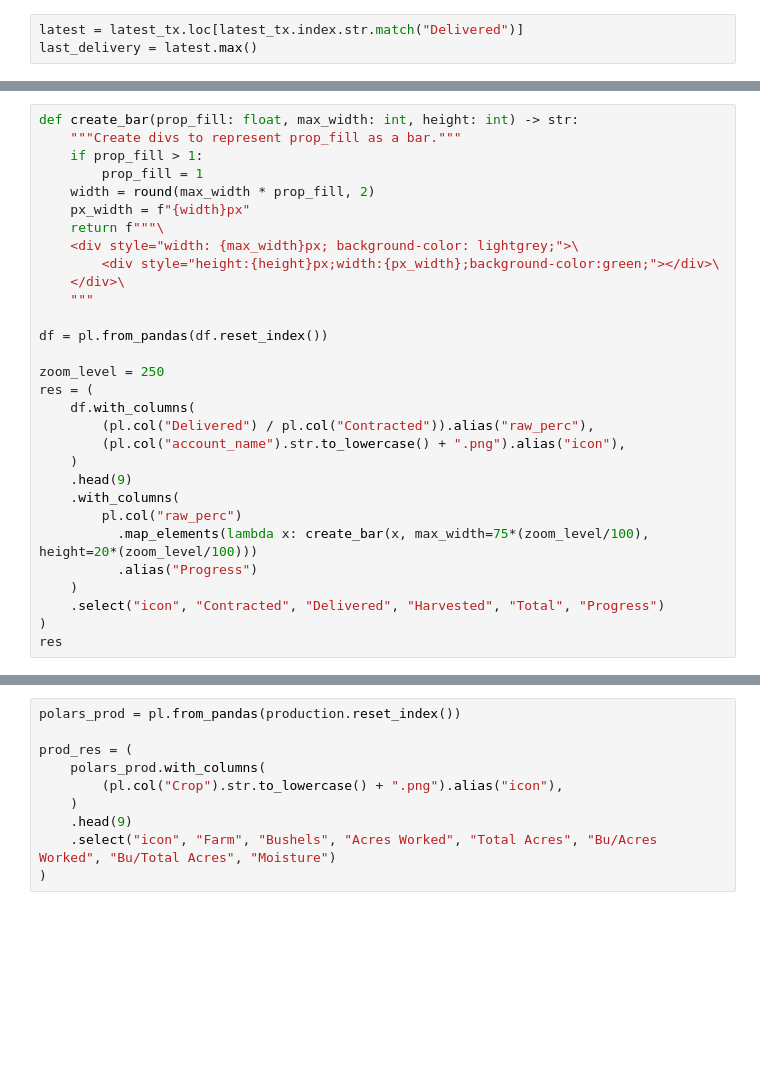
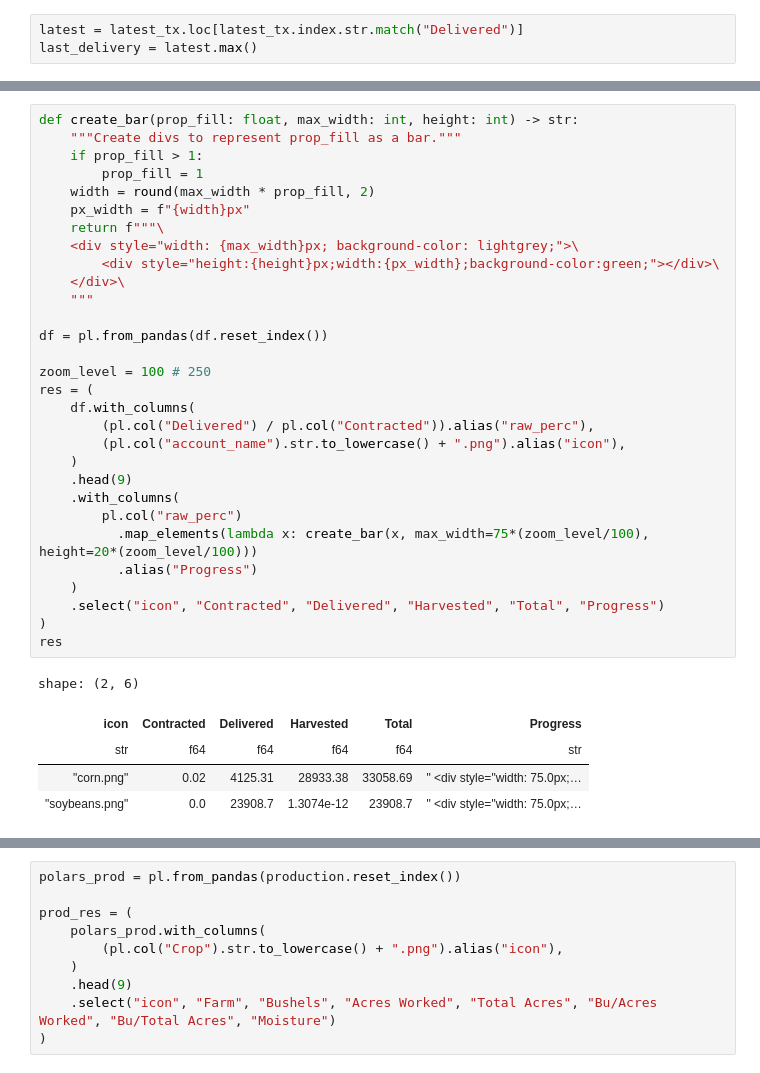
Before and after one commit to cerealkella/gnucash_business_reports, a Jupyter notebook: financials.ipynb, the cells around one changed output, grey strips where cells are left out. Cells and saved outputs as stored; diff of their text form; blank space fills up the shorter version.

```diff
--- a/financials.ipynb
+++ b/financials.ipynb
@@ -65,33 +142,39 @@ df
 # %%
 def create_bar(prop_fill: float, max_width: int, height: int) -> str:
     """Create divs to represent prop_fill as a bar."""
     if prop_fill > 1:
         prop_fill = 1
     width = round(max_width * prop_fill, 2)
     px_width = f"{width}px"
     return f"""\
     <div style="width: {max_width}px; background-color: lightgrey;">\
         <div style="height:{height}px;width:{px_width};background-color:green;"></div>\
     </div>\
     """
 
 df = pl.from_pandas(df.reset_index())
 
-zoom_level = 250
+zoom_level = 100 # 250
 res = (
     df.with_columns(
         (pl.col("Delivered") / pl.col("Contracted")).alias("raw_perc"),
         (pl.col("account_name").str.to_lowercase() + ".png").alias("icon"),
     )
     .head(9)
     .with_columns(
         pl.col("raw_perc")
           .map_elements(lambda x: create_bar(x, max_width=75*(zoom_level/100), height=20*(zoom_level/100)))
           .alias("Progress")
     )
     .select("icon", "Contracted", "Delivered", "Harvested", "Total", "Progress")
 )
 res
+# %% [output]
+shape: (2, 6)
+| icon | Contracted | Delivered | Harvested | Total | Progress |
+| str | f64 | f64 | f64 | f64 | str |
+| "corn.png" | 0.02 | 4125.31 | 28933.38 | 33058.69 | " <div style="width: 75.0px;… |
+| "soybeans.png" | 0.0 | 23908.7 | 1.3074e-12 | 23908.7 | " <div style="width: 75.0px;… |
 # %%
 table = (
     GT(res, rowname_col="icon")
```
Also changed, not shown: parts of 18 cells of this notebook, 2 other files.
